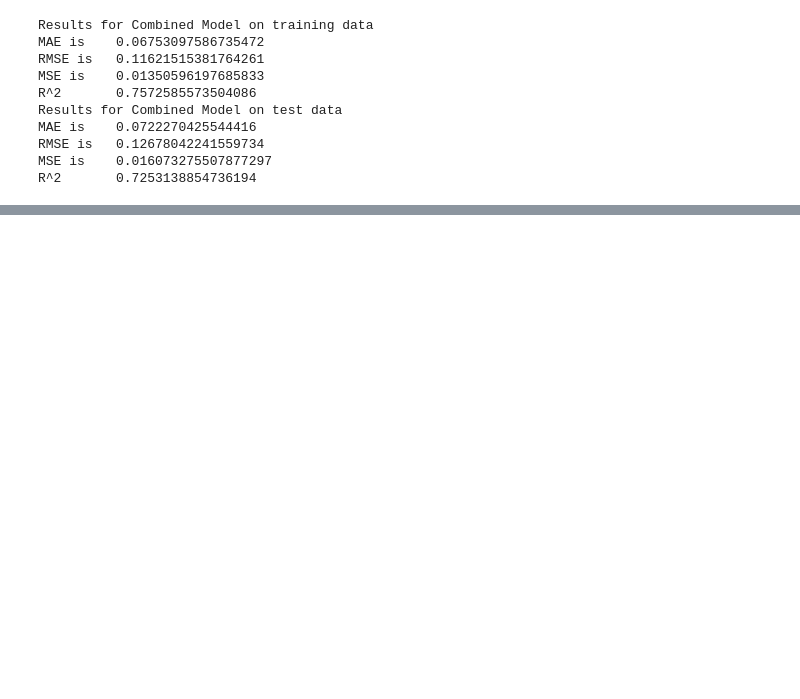
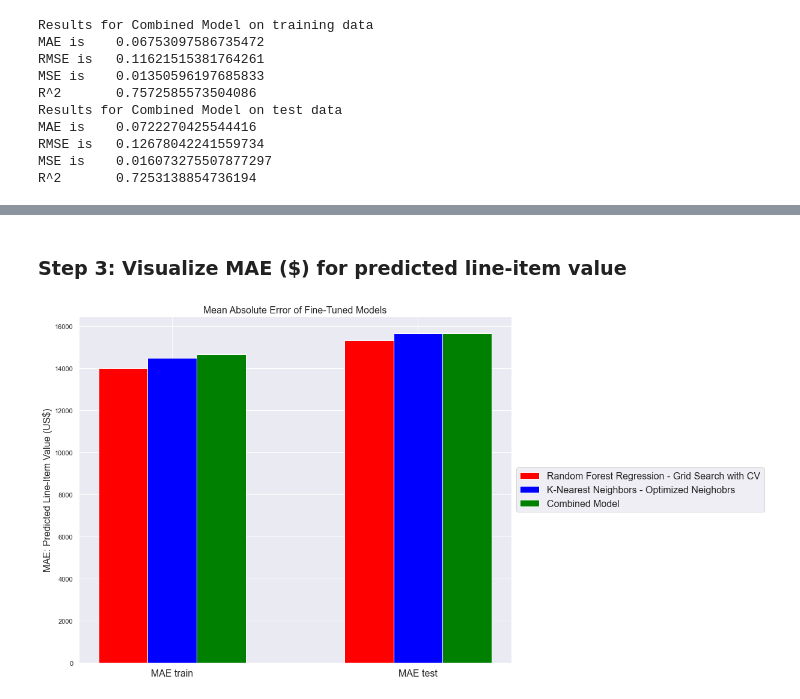
Before and after one commit to abbylloyd03/44688-Data-Analytics-Capstone, a Jupyter notebook: Lloyd-Capstone-v2.ipynb, the cells around one changed output, grey strips where cells are left out. Drawn from its saved outputs; the diff is of its cells as text; code cells hidden in the pictures; blank space fills up the shorter version.

Commit message:
Add visualizations for results analysis

```diff
--- a/Lloyd-Capstone-v2.ipynb
+++ b/Lloyd-Capstone-v2.ipynb
@@ -964,0 +994,40 @@ R^2       0.7253138854736194
+# %% [markdown]
+### Step 3: Visualize MAE ($) for predicted line-item value
+# %%
+# bar chart developed with the assistance of ChatGPT Mar 23, 2023 version
+
+# Create data and plot
+Random_Forest_w_GridSearch = [13999.57, 15323.56]
+K_Nearest_Neighbors_Optimized = [14498.78, 15670.84]
+Combined_Model = [14650.71, 15670.84]
+groups = ['Random_Forest_w_GridSearch', 'K-Nearest_Neighbors_Optimized', 'Combined_Model']
+variables = ['MAE train', 'MAE test']
+
+# Set width and position of bars
+bar_width = 0.2
+r1 = np.arange(len(Random_Forest_w_GridSearch))
+r2 = [x + bar_width for x in r1]
+r3 = [x + bar_width for x in r2]
+
+# Create plot
+plt.bar(r1, Random_Forest_w_GridSearch, color='red', width=bar_width, edgecolor='white', label='Random Forest Regression - Grid Search with CV')
+plt.bar(r2, K_Nearest_Neighbors_Optimized, color='blue', width=bar_width, edgecolor='white', label='K-Nearest Neighbors - Optimized Neighobrs')
+plt.bar(r3, Combined_Model, color='green', width=bar_width, edgecolor='white', label='Combined Model')
+
+# Add xticks and labels
+plt.ylabel('MAE: Predicted Line-Item Value (US$)', fontsize=16)
+plt.xticks([r + bar_width for r in range(len(Random_Forest_w_GridSearch))], variables, fontsize=16)
+
+# Add legend
+plt.legend(loc='center left', bbox_to_anchor=(1, 0.5), fontsize=16)
+
+# Add title
+plt.title('Mean Absolute Error of Fine-Tuned Models', fontsize=16)
+
+# Adjust size
+plt.subplots_adjust(left=1, right=2, top=2, bottom=1)
+
+# Show plot
+plt.show()
+# %% [output]
+[figure, added]
```
Also changed, not shown: parts of 28 cells of this notebook.
